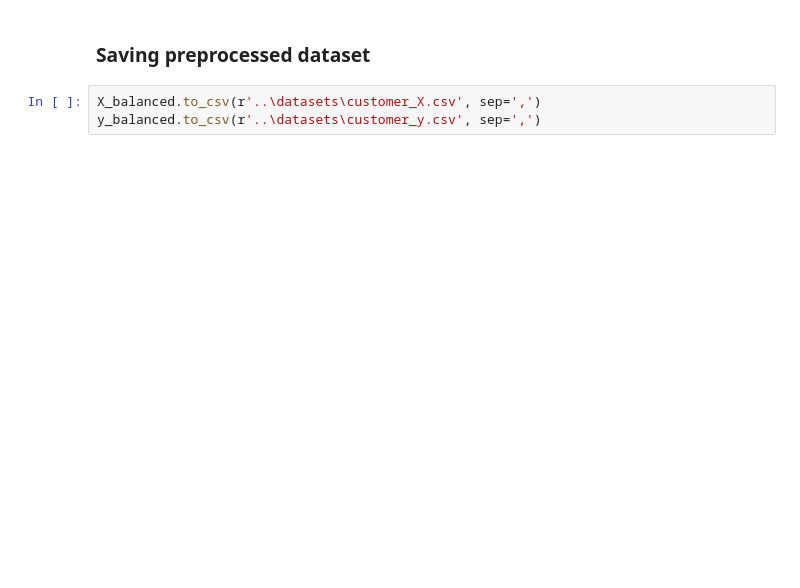
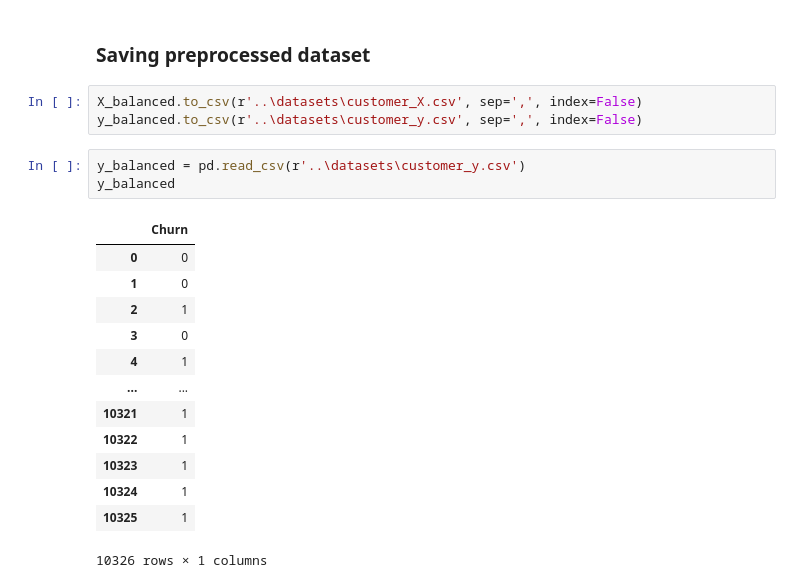
Before and after one commit to Strus01/ML-Sandbox-App, a Jupyter notebook: data_preprocessing/customer_preprocessing.ipynb, the cells around one changed output. Drawn from its saved outputs; the diff is of its cells as text; blank space fills up the shorter version.

```diff
--- a/data_preprocessing/customer_preprocessing.ipynb
+++ b/data_preprocessing/customer_preprocessing.ipynb
@@ -348,5 +363,22 @@ Name: Churn, dtype: int64
 # %% [markdown]
 ### Saving preprocessed dataset
 # %%
-X_balanced.to_csv(r'..\datasets\customer_X.csv', sep=',')
-y_balanced.to_csv(r'..\datasets\customer_y.csv', sep=',')
+X_balanced.to_csv(r'..\datasets\customer_X.csv', sep=',', index=False)
+y_balanced.to_csv(r'..\datasets\customer_y.csv', sep=',', index=False)
+# %%
+y_balanced = pd.read_csv(r'..\datasets\customer_y.csv')
+y_balanced
+# %% [output]
+|  | Churn |
+| 0 | 0 |
+| 1 | 0 |
+| 2 | 1 |
+| 3 | 0 |
+| 4 | 1 |
+| ... | ... |
+| 10321 | 1 |
+| 10322 | 1 |
+| 10323 | 1 |
+| 10324 | 1 |
+| 10325 | 1 |
+10326 rows × 1 columns
```
Also changed, not shown: parts of 3 cells of this notebook, 11 other files.
